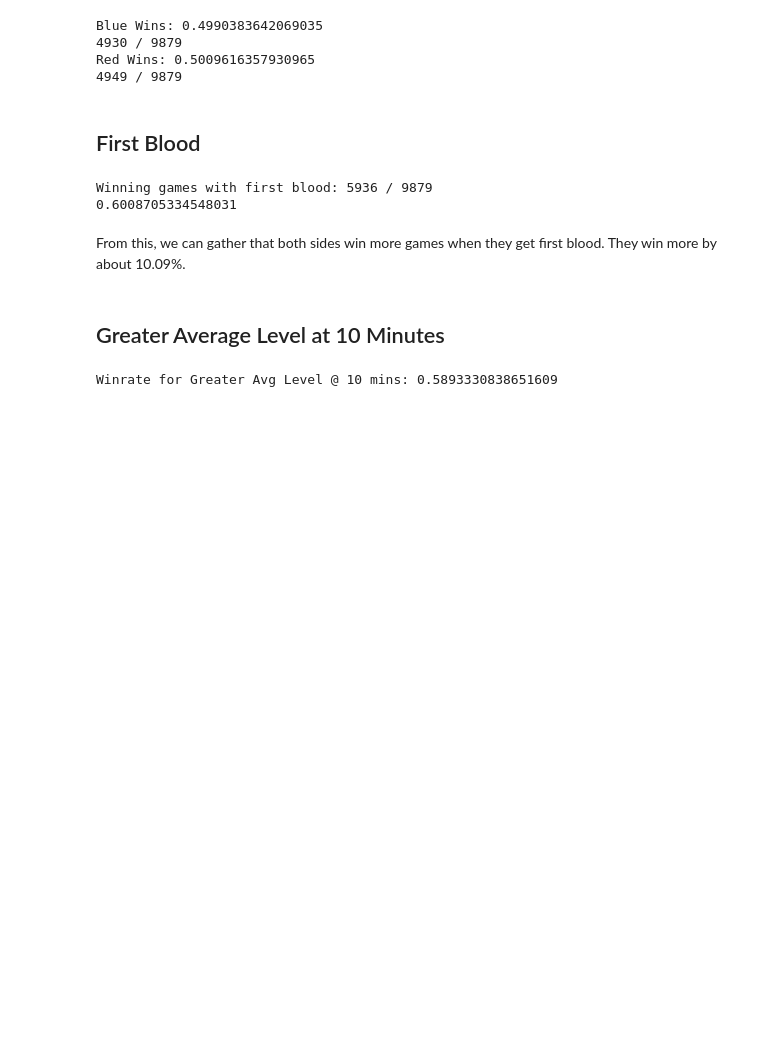
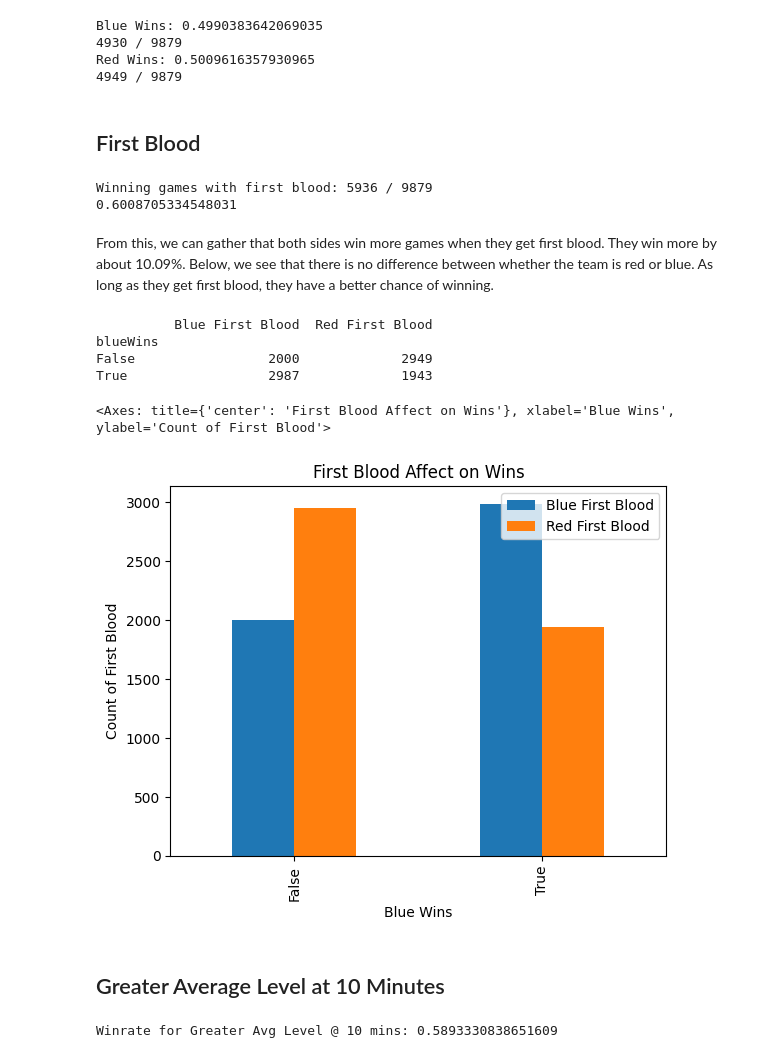
Before and after one commit to JanoKasu/Jupyter-Practice, a Jupyter notebook: main.ipynb, the cells around one changed output. Cells and saved outputs as stored; diff of their text form; code cells hidden in the pictures; blank space fills up the shorter version.

Commit message:
Addition of Graphs

```diff
--- a/main.ipynb
+++ b/main.ipynb
@@ -62,6 +63,25 @@ Winning games with first blood: 5936 / 9879
 # %% [markdown]
 From this, we can gather that both sides win more games when they get first blood.
 They win more by about 10.09%.
+Below, we see that there is no difference between whether the team is red or blue.
+As long as they get first blood, they have a better chance of winning.
+# %%
+# This describes the number of games where blue won, depending on if they drew first blood or not
+# True is the number of games where blue drew first blood, then won
+# False is the number of games where blue did not draw first blood, then won
+blueGotFirstBlood = df['blueWins'].astype(bool).where(df['blueFirstBlood'] == 1).value_counts()
+redGotFirstBlood = df['blueWins'].astype(bool).where(df['blueFirstBlood'] == 0).value_counts()
+plt = pd.DataFrame({'Blue First Blood': blueGotFirstBlood, 'Red First Blood': redGotFirstBlood})
+print(plt)
+
+plt.plot(kind='bar', xlabel='Blue Wins', ylabel='Count of First Blood', title='First Blood Affect on Wins')
+# %% [output]
+          Blue First Blood  Red First Blood
+blueWins
+False                 2000             2949
+True                  2987             1943
+<Axes: title={'center': 'First Blood Affect on Wins'}, xlabel='Blue Wins', ylabel='Count of First Blood'>
+[figure, added]
 # %% [markdown]
 ## Greater Average Level at 10 Minutes
 # %%
```
Also changed, not shown: parts of 2 cells of this notebook.
